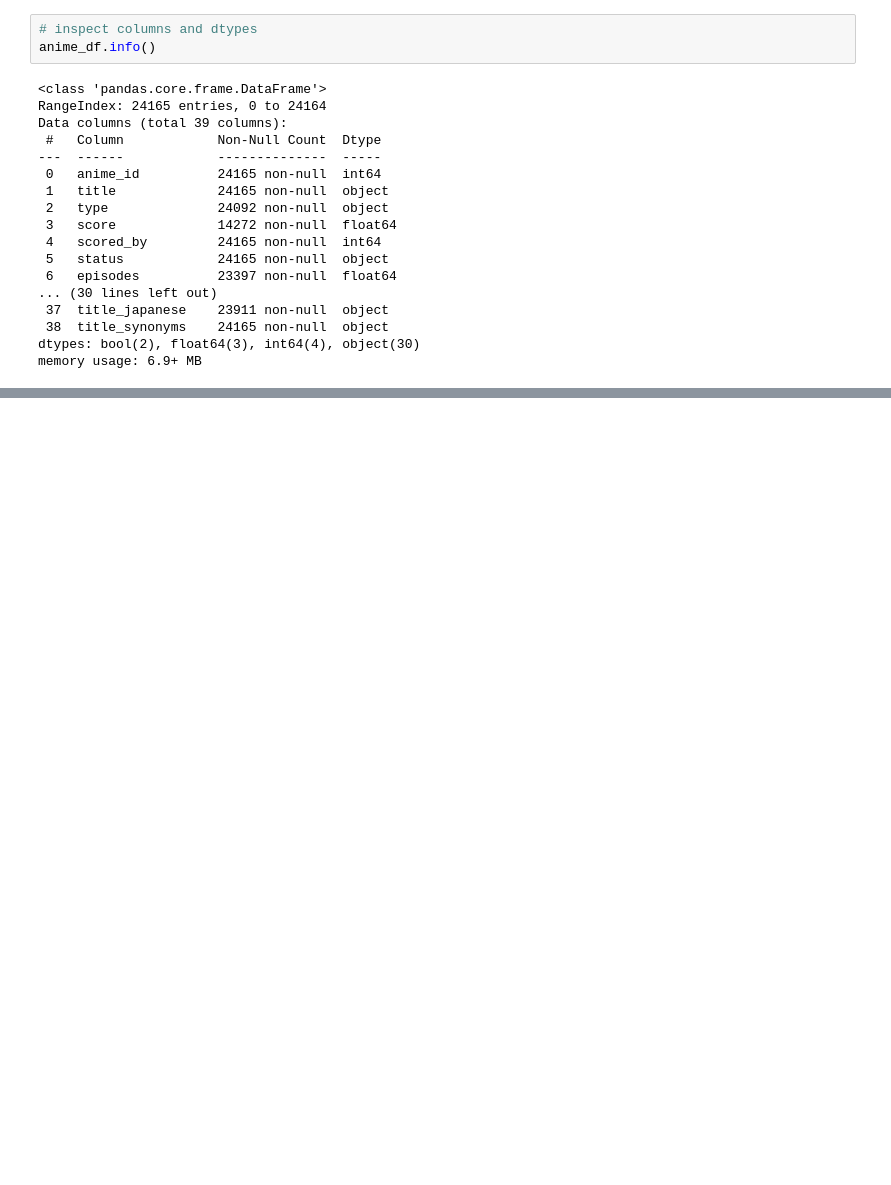
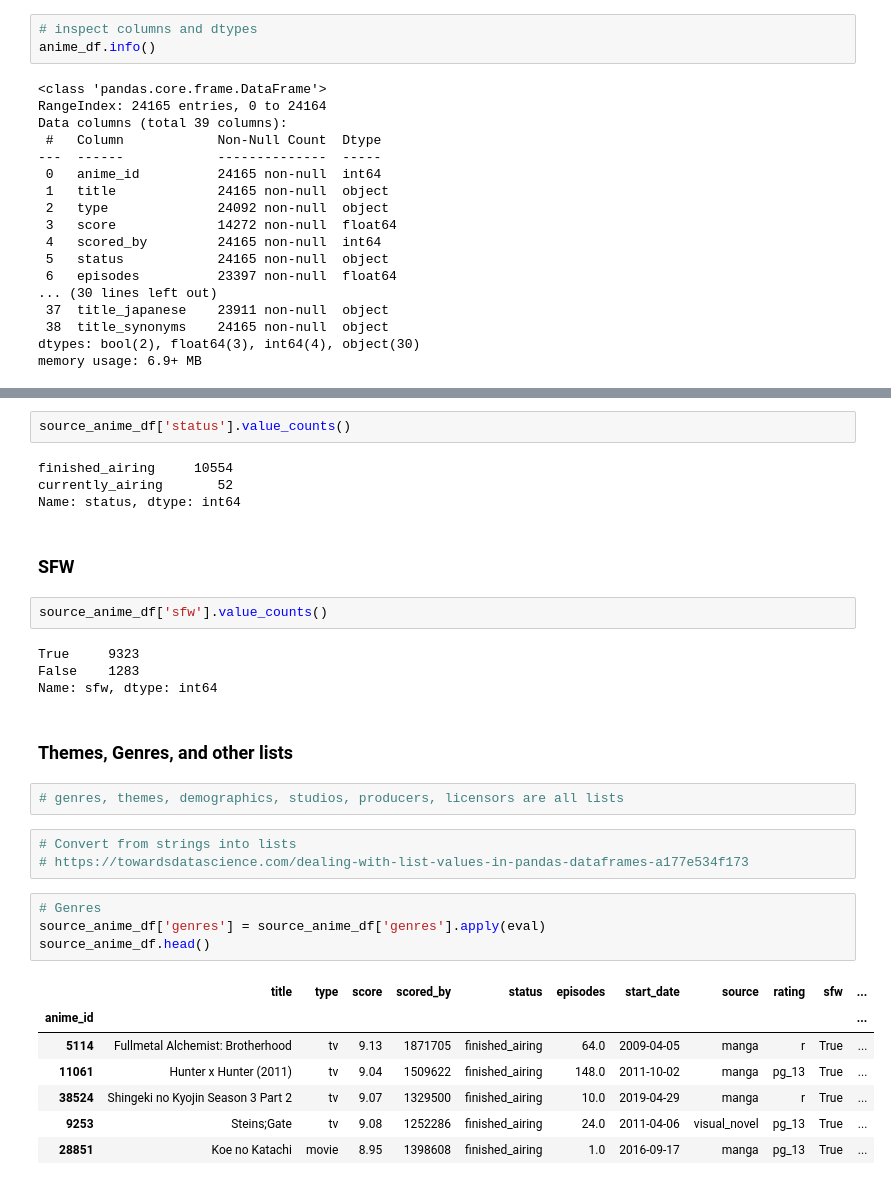
Before and after one commit to racheltr248/final_project_rtr, a Jupyter notebook: anime_preprocessing.ipynb, the cells around one changed output, grey strips where cells are left out. Cells and saved outputs as stored; diff of their text form; blank space fills up the shorter version.

```diff
--- a/anime_preprocessing.ipynb
+++ b/anime_preprocessing.ipynb
@@ -65,0 +363,33 @@ title_synonyms has 0 null values
+# %%
+source_anime_df['status'].value_counts()
+# %% [output]
+finished_airing     10554
+currently_airing       52
+Name: status, dtype: int64
+# %% [markdown]
+### SFW
+# %%
+source_anime_df['sfw'].value_counts()
+# %% [output]
+True     9323
+False    1283
+Name: sfw, dtype: int64
+# %% [markdown]
+### Themes, Genres, and other lists
+# %%
+# genres, themes, demographics, studios, producers, licensors are all lists
+# %%
+# Convert from strings into lists
+# https://towardsdatascience.com/dealing-with-list-values-in-pandas-dataframes-a177e534f173
+# %%
+# Genres
+source_anime_df['genres'] = source_anime_df['genres'].apply(eval)
+source_anime_df.head()
+# %% [output]
+|  | title | type | score | scored_by | status | episodes | start_date | source | rating | sfw | ... |
+| anime_id |  |  |  |  |  |  |  |  |  |  | ... |
+| 5114 | Fullmetal Alchemist: Brotherhood | tv | 9.13 | 1871705 | finished_airing | 64.0 | 2009-04-05 | manga | r | True | ... |
+| 11061 | Hunter x Hunter (2011) | tv | 9.04 | 1509622 | finished_airing | 148.0 | 2011-10-02 | manga | pg_13 | True | ... |
+| 38524 | Shingeki no Kyojin Season 3 Part 2 | tv | 9.07 | 1329500 | finished_airing | 10.0 | 2019-04-29 | manga | r | True | ... |
+| 9253 | Steins;Gate | tv | 9.08 | 1252286 | finished_airing | 24.0 | 2011-04-06 | visual_novel | pg_13 | True | ... |
+| 28851 | Koe no Katachi | movie | 8.95 | 1398608 | finished_airing | 1.0 | 2016-09-17 | manga | pg_13 | True | ... |
```
Also changed, not shown: parts of 48 cells of this notebook, 4 other files.
